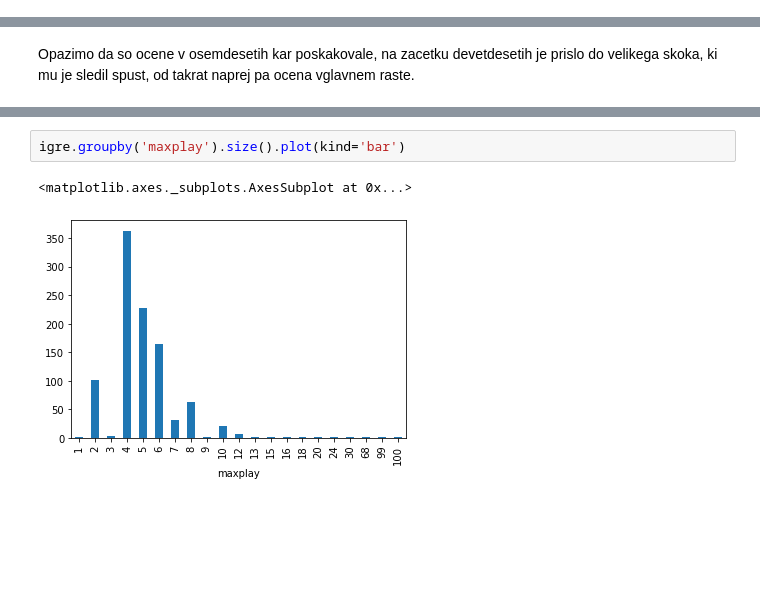
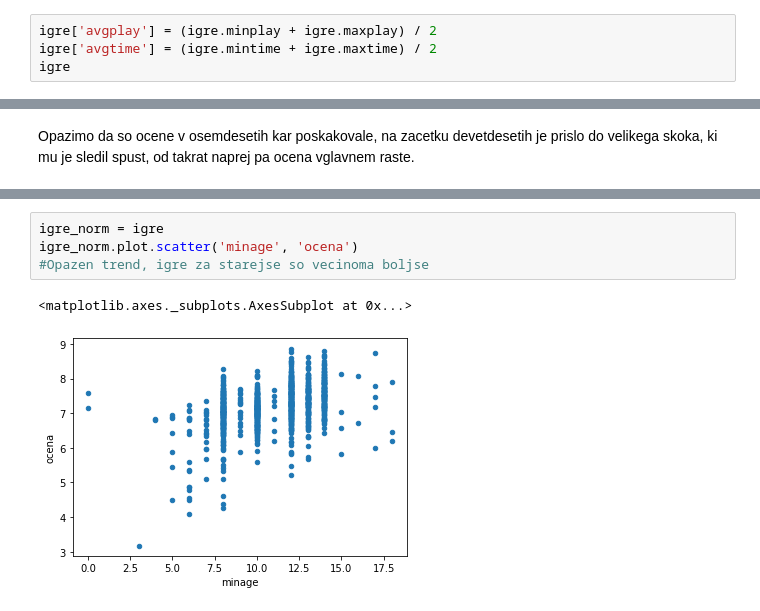
Before and after one commit to Podborsek/Druzabne-igre, a Jupyter notebook: Analiza podatkov.ipynb, the cells around one changed output, grey strips where cells are left out. Drawn from its saved outputs; the diff is of its cells as text; blank space fills up the shorter version.

```diff
--- a/Analiza podatkov.ipynb
+++ b/Analiza podatkov.ipynb
@@ -53,0 +61,4 @@ igre
+# %%
+igre['avgplay'] = (igre.minplay + igre.maxplay) / 2
+igre['avgtime'] = (igre.mintime + igre.maxtime) / 2
+igre
@@ -70,5 +92,7 @@ igre.groupby('minplay').size().plot(kind='bar')
-# %%
-igre.groupby('maxplay').size().plot(kind='bar')
-# %% [output]
-<matplotlib.axes._subplots.AxesSubplot at 0x...>
-[figure, removed]
+# %%
+igre_norm = igre
+igre_norm.plot.scatter('minage', 'ocena')
+#Opazen trend, igre za starejse so vecinoma boljse
+# %% [output]
+<matplotlib.axes._subplots.AxesSubplot at 0x...>
+[figure, added]
```
Also changed, not shown: parts of 11 cells of this notebook.
